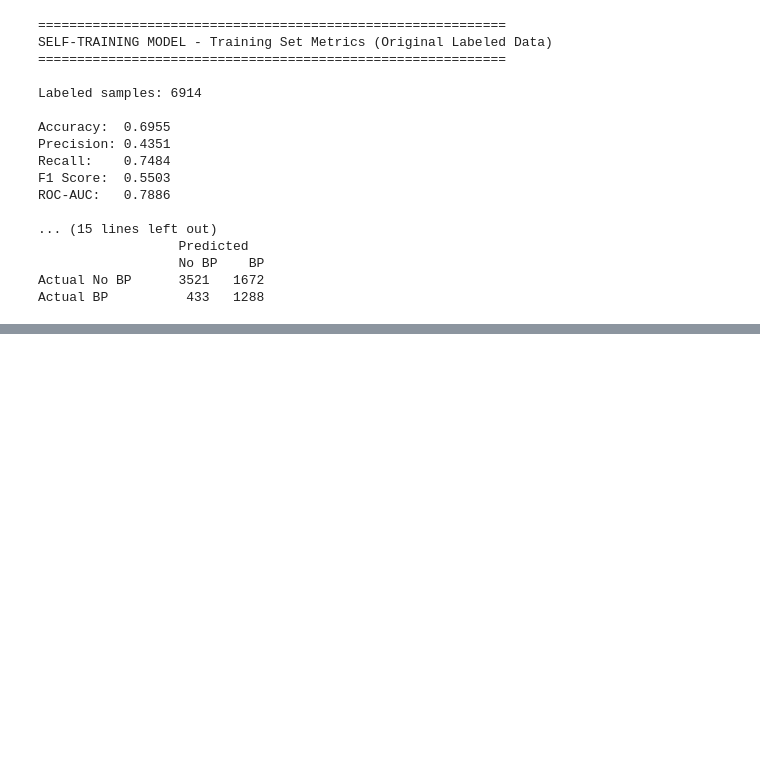
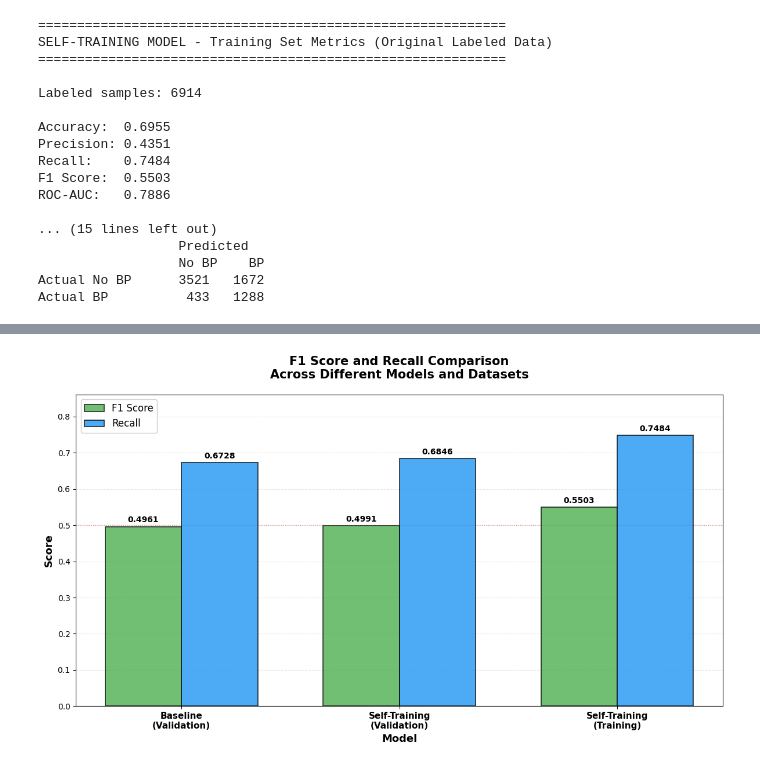
Before and after one commit to laponjade/football_super_star_prediction, a Jupyter notebook: notebooks/semi_supervised_learning.ipynb, the cells around one changed output, grey strips where cells are left out. Saved outputs shown, nothing was run; the diff lists cells and outputs as text; code cells hidden in the pictures; blank space fills up the shorter version.

```diff
--- a/notebooks/semi_supervised_learning.ipynb
+++ b/notebooks/semi_supervised_learning.ipynb
@@ -392,0 +481,100 @@ Actual BP          433   1288
+# %%
+# Bar chart comparing F1 Score and Recall for the three models
+from sklearn.metrics import f1_score, recall_score
+
+# Calculate metrics for all three models
+# 1. Baseline Model - Validation Set
+f1_baseline_val = f1_score(y_val, y_val_pred_baseline)
+recall_baseline_val = recall_score(y_val, y_val_pred_baseline)
+
+# 2. Self-Training Model - Validation Set
+f1_ssl_val = f1_score(y_val, y_ssl_pred)
+recall_ssl_val = recall_score(y_val, y_ssl_pred)
+
+# 3. Self-Training Model - Training Set
+f1_ssl_train = f1_score(y_labeled, y_labeled_pred)
+recall_ssl_train = recall_score(y_labeled, y_labeled_pred)
+
+# Prepare data for bar chart
+models = ['Baseline\n(Validation)', 'Self-Training\n(Validation)', 'Self-Training\n(Training)']
+f1_scores = [f1_baseline_val, f1_ssl_val, f1_ssl_train]
+recall_scores = [recall_baseline_val, recall_ssl_val, recall_ssl_train]
+
+# Create bar chart
+x = np.arange(len(models))
+width = 0.35  # Width of the bars
+
+fig, ax = plt.subplots(figsize=(12, 7))
+
+# Create bars
+bars1 = ax.bar(x - width/2, f1_scores, width, label='F1 Score', color='#4CAF50', alpha=0.8, edgecolor='black', linewidth=1.2)
+bars2 = ax.bar(x + width/2, recall_scores, width, label='Recall', color='#2196F3', alpha=0.8, edgecolor='black', linewidth=1.2)
+
+# Add value labels on bars
+def add_value_labels(bars):
+    for bar in bars:
+        height = bar.get_height()
+        ax.annotate(f'{height:.4f}',
+                   xy=(bar.get_x() + bar.get_width() / 2, height),
+                   xytext=(0, 3),  # 3 points vertical offset
+                   textcoords="offset points",
+                   ha='center', va='bottom',
+                   fontsize=10, fontweight='bold')
+
+add_value_labels(bars1)
+add_value_labels(bars2)
+
+# Customize the plot
+ax.set_xlabel('Model', fontsize=13, fontweight='bold')
+ax.set_ylabel('Score', fontsize=13, fontweight='bold')
+ax.set_title('F1 Score and Recall Comparison\nAcross Different Models and Datasets',
+             fontsize=15, fontweight='bold', pad=20)
+ax.set_xticks(x)
+ax.set_xticklabels(models, fontsize=11, fontweight='bold')
+ax.set_ylim([0, max(max(f1_scores), max(recall_scores)) * 1.15])
+ax.legend(loc='upper left', fontsize=12, framealpha=0.9)
+ax.grid(axis='y', alpha=0.3, linestyle='--', linewidth=0.8)
+ax.set_axisbelow(True)
+
+# Add horizontal line at y=0.5 for reference
+ax.axhline(y=0.5, color='red', linestyle=':', linewidth=1, alpha=0.5, zorder=0)
+
+plt.tight_layout()
+plt.show()
+
+# Print comparison table
+print("="*80)
+print("METRICS COMPARISON: F1 Score and Recall")
+print("="*80)
+print(f"\n{'Model':<35} {'F1 Score':<15} {'Recall':<15} {'Improvement':<15}")
+print("-" * 80)
+
+# Baseline
+print(f"{'Baseline (Validation)':<35} {f1_baseline_val:<15.4f} {recall_baseline_val:<15.4f} {'Baseline':<15}")
+
+# Self-Training Validation
+f1_improvement_val = f1_ssl_val - f1_baseline_val
+recall_improvement_val = recall_ssl_val - recall_baseline_val
+print(f"{'Self-Training (Validation)':<35} {f1_ssl_val:<15.4f} {recall_ssl_val:<15.4f} "
+      f"F1: {f1_improvement_val:+.4f}, R: {recall_improvement_val:+.4f}")
+
+# Self-Training Training
+f1_improvement_train = f1_ssl_train - f1_baseline_val
+recall_improvement_train = recall_ssl_train - recall_baseline_val
+print(f"{'Self-Training (Training)':<35} {f1_ssl_train:<15.4f} {recall_ssl_train:<15.4f} "
+      f"F1: {f1_improvement_train:+.4f}, R: {recall_improvement_train:+.4f}")
+
+print("\n" + "="*80)
+print("KEY INSIGHTS:")
+print("="*80)
+if f1_improvement_val > 0:
+    print(f"✓ Self-Training improves F1 Score on validation by {f1_improvement_val:.4f} ({f1_improvement_val/f1_baseline_val*100:.2f}%)")
+else:
+    print(f"✗ Self-Training decreases F1 Score on validation by {abs(f1_improvement_val):.4f} ({abs(f1_improvement_val)/f1_baseline_val*100:.2f}%)")
+
+if recall_improvement_val > 0:
+    print(f"✓ Self-Training improves Recall on validation by {recall_improvement_val:.4f} ({recall_improvement_val/recall_baseline_val*100:.2f}%)")
+else:
+    print(f"✗ Self-Training decreases Recall on validation by {abs(recall_improvement_val):.4f} ({abs(recall_improvement_val)/recall_baseline_val*100:.2f}%)")
+# %% [output]
+[figure, added]
```
Also changed, not shown: parts of 4 cells of this notebook, 7 other files.
